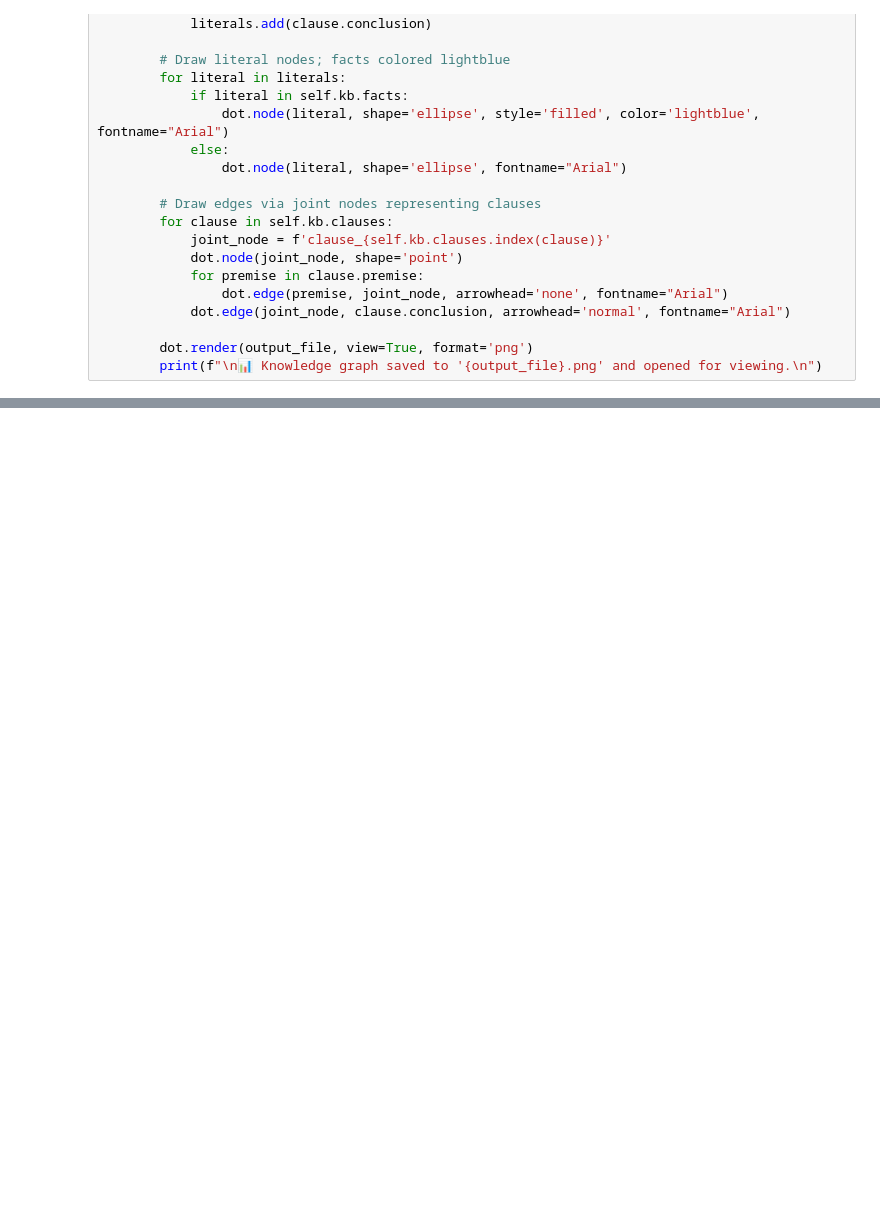
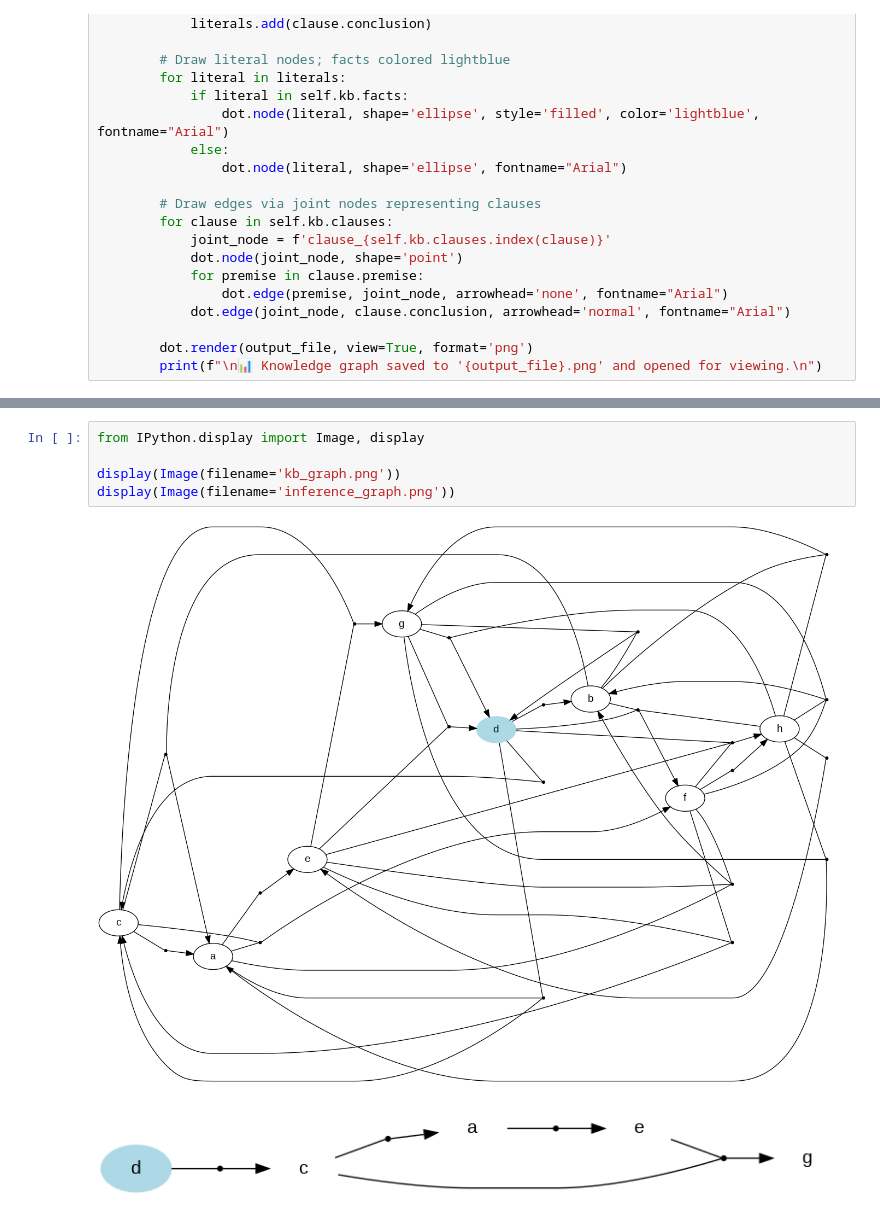
Before and after one commit to thanhisme/Process2-AI, a Jupyter notebook: Process2.ipynb, the cells around one changed output, grey strips where cells are left out. Cells and saved outputs as stored; diff of their text form; blank space fills up the shorter version.

```diff
--- a/Process2.ipynb
+++ b/Process2.ipynb
@@ -300,0 +320,8 @@ if __name__ == '__main__':
+# %%
+from IPython.display import Image, display
+
+display(Image(filename='kb_graph.png'))
+display(Image(filename='inference_graph.png'))
+# %% [output]
+[figure, added]
+[figure, added]
```
Also changed, not shown: parts of 5 cells of this notebook.
